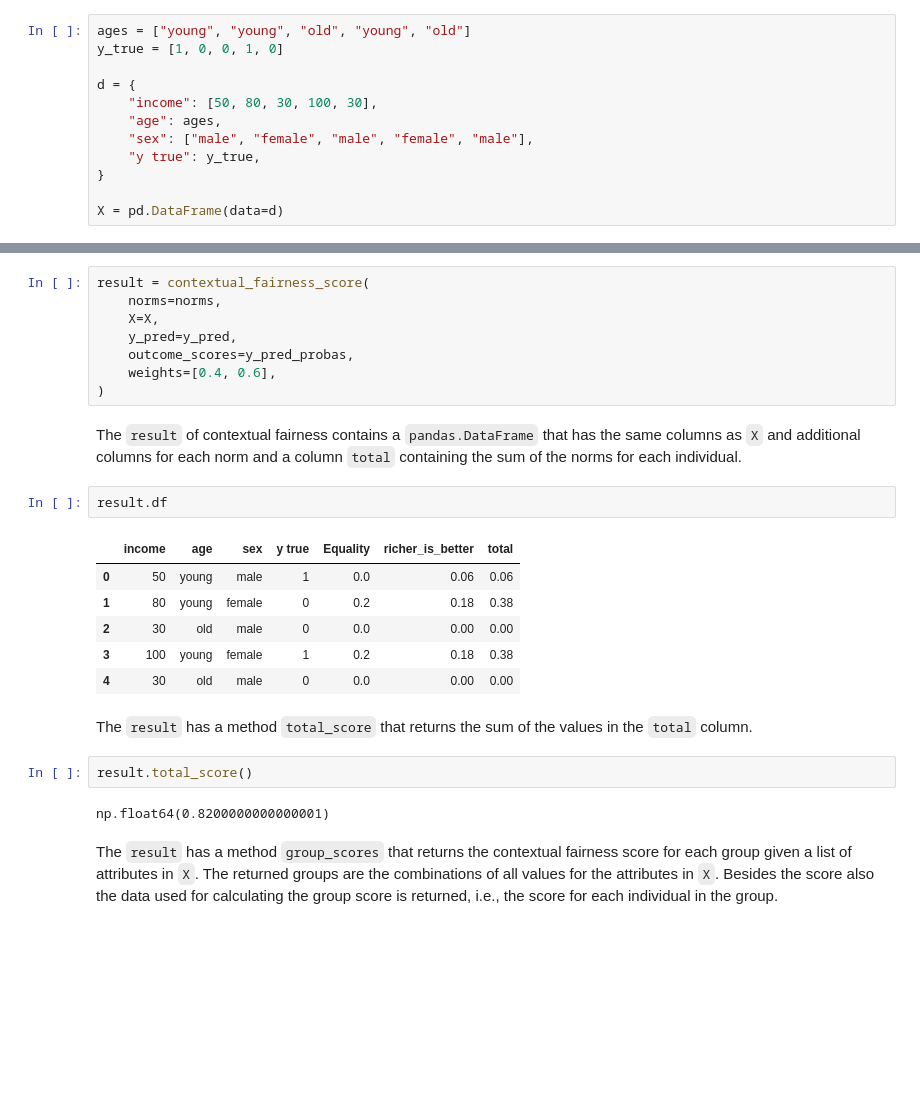
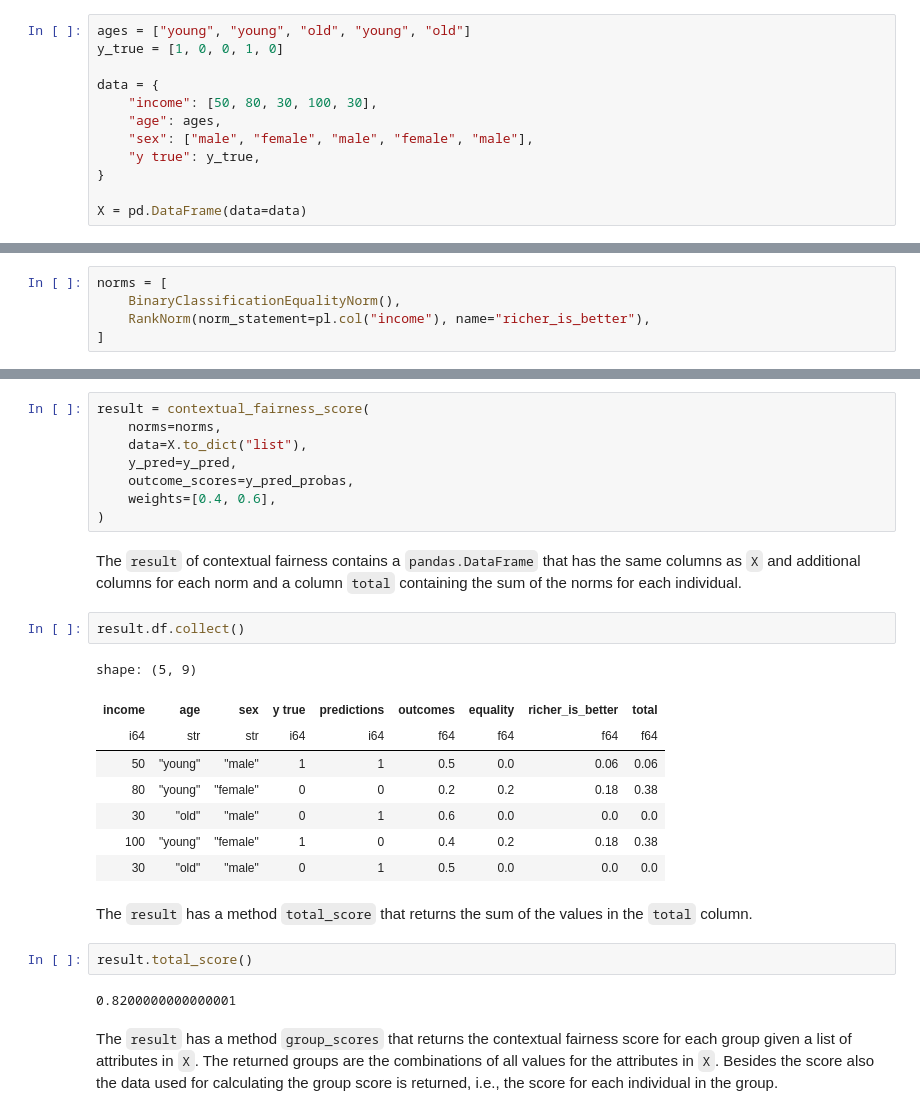
Before and after one commit to pimkerkhoven/ContextualFairness, a Jupyter notebook: examples/basic.ipynb, the cells around one changed output, grey strips where cells are left out. Cells and saved outputs as stored; diff of their text form; blank space fills up the shorter version.

```diff
--- a/examples/basic.ipynb
+++ b/examples/basic.ipynb
@@ -20,14 +19,14 @@ from _helper import pprint_result
 ages = ["young", "young", "old", "young", "old"]
 y_true = [1, 0, 0, 1, 0]
 
-d = {
+data = {
     "income": [50, 80, 30, 100, 30],
     "age": ages,
     "sex": ["male", "female", "male", "female", "male"],
     "y true": y_true,
 }
 
-X = pd.DataFrame(data=d)
+X = pd.DataFrame(data=data)
 # %% [markdown]
 ### Define predictions and probabilities for each prediction
 
@@ -54,9 +46,14 @@ norms = [BinaryClassificationEqualityNorm(), RankNorm(richer_is_better)]
+# %%
+norms = [
+    BinaryClassificationEqualityNorm(),
+    RankNorm(norm_statement=pl.col("income"), name="richer_is_better"),
+]
 # %% [markdown]
 To calculate the contextual fairnesss for a model and a dataset, we call `contextual_fairness_score` with the norms, the dataset `X`, the predictions `y_pred` and the probabilities `y_pred_probas`. We also specify a weight for each norm. These `weights` are used for weighing the score for each norm.
 # %%
 result = contextual_fairness_score(
     norms=norms,
-    X=X,
+    data=X.to_dict("list"),
     y_pred=y_pred,
     outcome_scores=y_pred_probas,
     weights=[0.4, 0.6],
@@ -64,20 +61,22 @@ result = contextual_fairness_score(
 # %% [markdown]
 The `result` of contextual fairness contains a `pandas.DataFrame` that has the same columns as `X` and additional columns for each norm and a column `total` containing the sum of the norms for each individual.
 # %%
-result.df
+result.df.collect()
 # %% [output]
+shape: (5, 9)
-|  | income | age | sex | y true | Equality | richer_is_better | total |
-| 0 | 50 | young | male | 1 | 0.0 | 0.06 | 0.06 |
-| 1 | 80 | young | female | 0 | 0.2 | 0.18 | 0.38 |
-| 2 | 30 | old | male | 0 | 0.0 | 0.00 | 0.00 |
-| 3 | 100 | young | female | 1 | 0.2 | 0.18 | 0.38 |
-| 4 | 30 | old | male | 0 | 0.0 | 0.00 | 0.00 |
+| income | age | sex | y true | predictions | outcomes | equality | richer_is_better | total |
+| i64 | str | str | i64 | i64 | f64 | f64 | f64 | f64 |
+| 50 | "young" | "male" | 1 | 1 | 0.5 | 0.0 | 0.06 | 0.06 |
+| 80 | "young" | "female" | 0 | 0 | 0.2 | 0.2 | 0.18 | 0.38 |
+| 30 | "old" | "male" | 0 | 1 | 0.6 | 0.0 | 0.0 | 0.0 |
+| 100 | "young" | "female" | 1 | 0 | 0.4 | 0.2 | 0.18 | 0.38 |
+| 30 | "old" | "male" | 0 | 1 | 0.5 | 0.0 | 0.0 | 0.0 |
 # %% [markdown]
 The `result` has a method `total_score` that returns the sum of the values in the `total` column.
 # %%
 result.total_score()
 # %% [output]
-np.float64(0.8200000000000001)
+0.8200000000000001
 # %% [markdown]
 The `result` has a method `group_scores` that returns the contextual fairness score for each group given a list of attributes in `X`. The returned groups are the combinations of all values for the attributes in `X`. Besides the score also the data used for calculating the group score is returned, i.e., the score for each individual in the group.
 # %%
```
Also changed, not shown: parts of 4 cells of this notebook, 3 other files.
